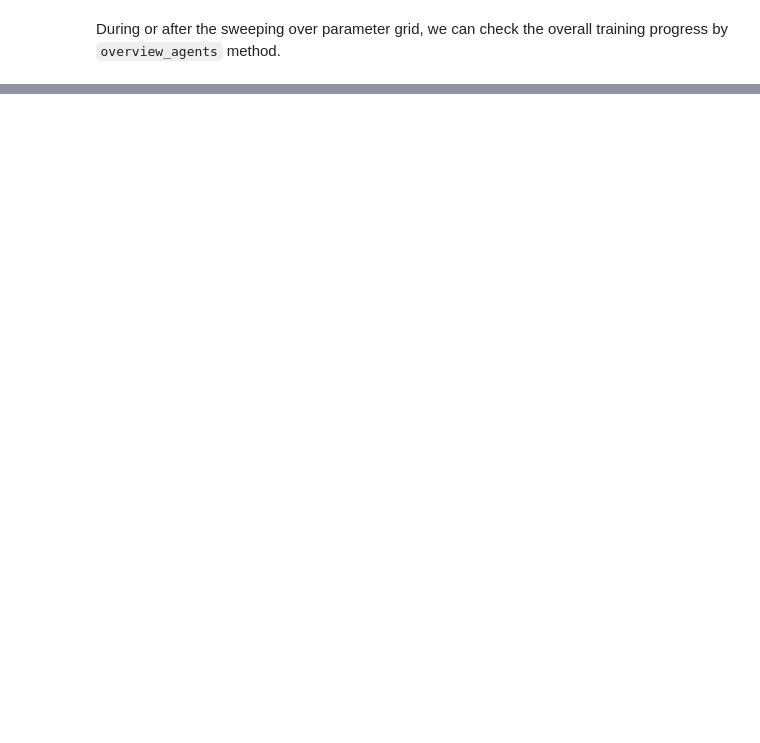
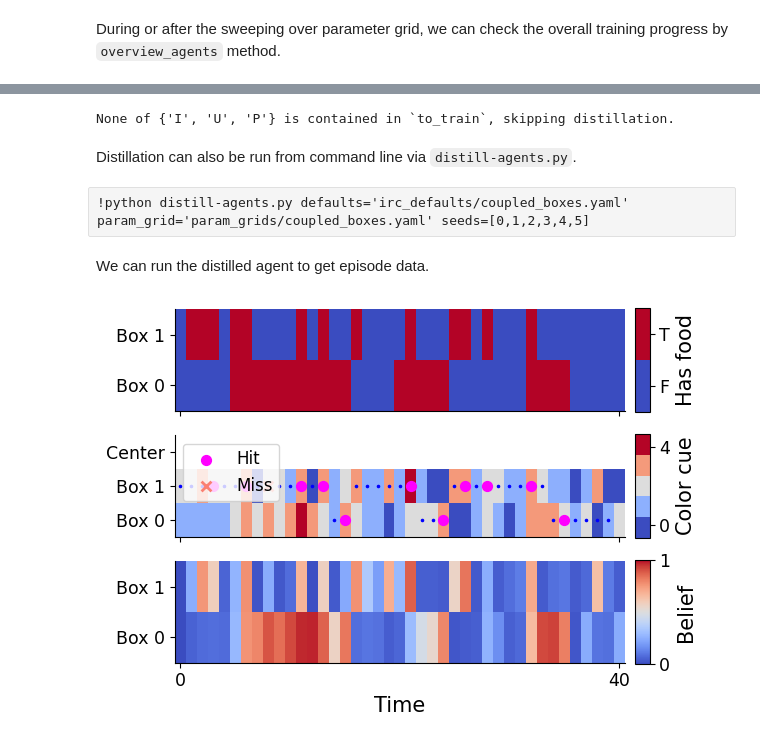
Before and after one commit to XaqLab/box-foraging, a Jupyter notebook: demo.ipynb, the cells around one changed output, grey strips where cells are left out. Drawn from its saved outputs; the diff is of its cells as text; code cells hidden in the pictures; blank space fills up the shorter version.

```diff
--- a/demo.ipynb
+++ b/demo.ipynb
@@ -89,8 +117,5 @@ We use coupled boxes environment as the assumed environment class. A coupled box
 # %%
-manager = AgentManager(
-    defaults='irc_defaults/coupled_boxes.yaml',
-)
-env_param_grid = 'param_grids/coupled_boxes.yaml'
+param_grid = 'param_grids/coupled_boxes.yaml'
 max_seed = 3 # number of random seeds for agent training
 # %% [raw]
 count = 2 # number of agents to be trained on the parameter grid
@@ -115,0 +140,17 @@ Approximate evaluation time: 02.75s.
+# %%
+d_agent, train_stats = manager.distill_agents_on_grid(
+    param_grid, seeds=list(range(6)), to_train='', save_path='wukong.pt',
+)
+# %% [output]
+None of {'I', 'U', 'P'} is contained in `to_train`, skipping distillation.
+# %% [markdown]
+Distillation can also be run from command line via `distill-agents.py`.
+# %% [raw]
+!python distill-agents.py defaults='irc_defaults/coupled_boxes.yaml' param_grid='param_grids/coupled_boxes.yaml' seeds=[0,1,2,3,4,5]
+# %% [markdown]
+We can run the distilled agent to get episode data.
+# %%
+d_agent.set_env_param(env_param)
+fig = plot_episode(d_agent.run_one_episode(), plot_marginal=True)
+# %% [output]
+[figure, added]
```
Also changed, not shown: parts of 37 cells of this notebook, 6 other files.
